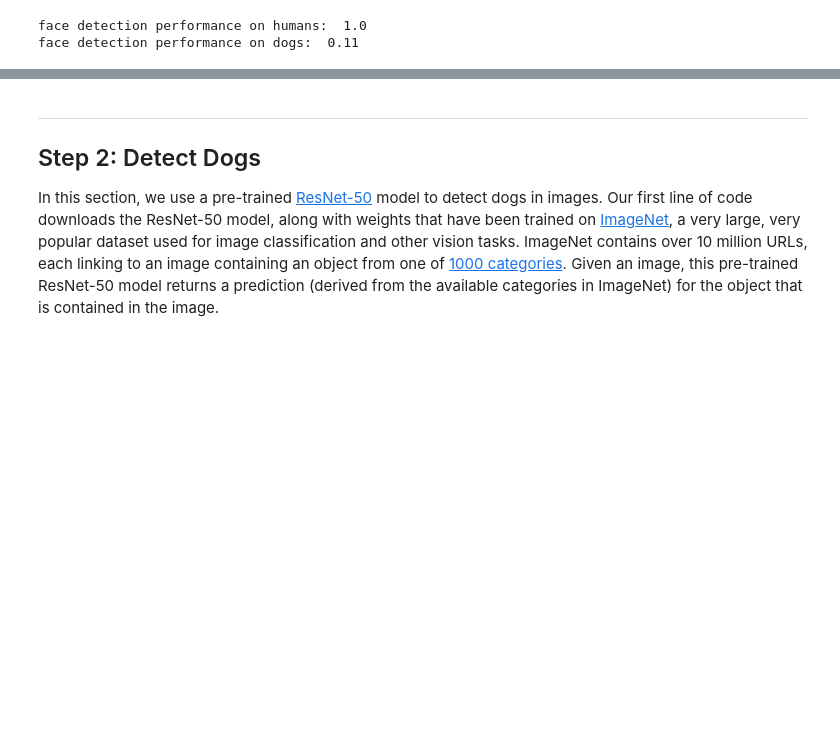
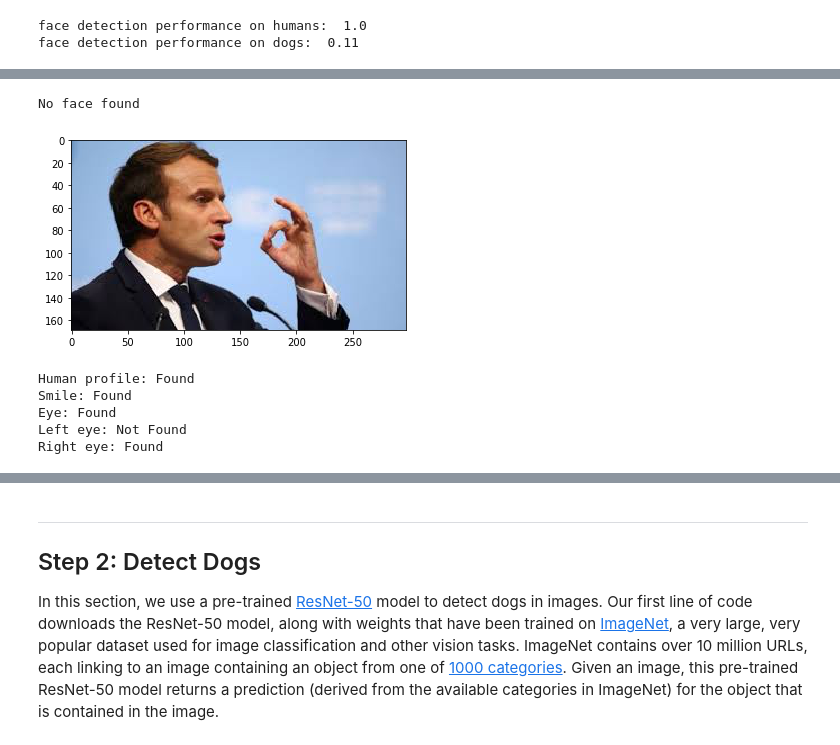
Before and after one commit to gotamist/deep-learning, a Jupyter notebook: dog_app.ipynb, the cells around one changed output, grey strips where cells are left out. Saved outputs shown, nothing was run; the diff lists cells and outputs as text; code cells hidden in the pictures; blank space fills up the shorter version.

```diff
--- a/dog_app.ipynb
+++ b/dog_app.ipynb
@@ -206,0 +280,27 @@ We suggest the face detector from OpenCV as a potential way to detect human imag
+# %%
+import matplotlib.pyplot as plt
+%matplotlib inline
+import matplotlib.image as mpimg
+
+def face_test_and_show( img_path ):
+    img=mpimg.imread(img_path)
+    if face_detector(img_path):
+        print('Face of a person found')
+    else: print('No frontal human face found')
+    plt.imshow(img)
+    plt.show()
+# %%
+def show_face_and_test_all(img_path):
+    face_test_and_show( img_path )
+    test_for_all_features(img_path)
+# %%
+show_face_and_test_all('human_test/macron_profile.jpg') #The simple face detection fails on this image which not a frontal.
+#But *other features* show up correctly.  Note the correct identification of left and right eyes
+# %% [output]
+No face found
+[figure, added]
+Human profile: Found
+Smile: Found
+Eye: Found
+Left eye: Not Found
+Right eye: Found
```
Also changed, not shown: parts of 55 cells of this notebook.
